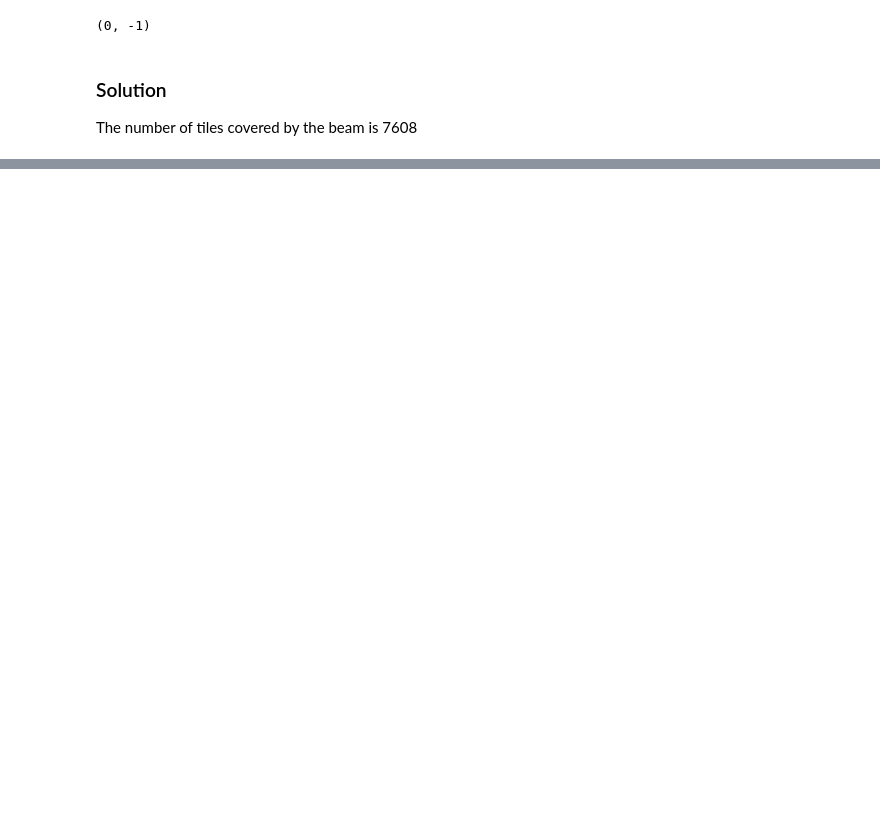
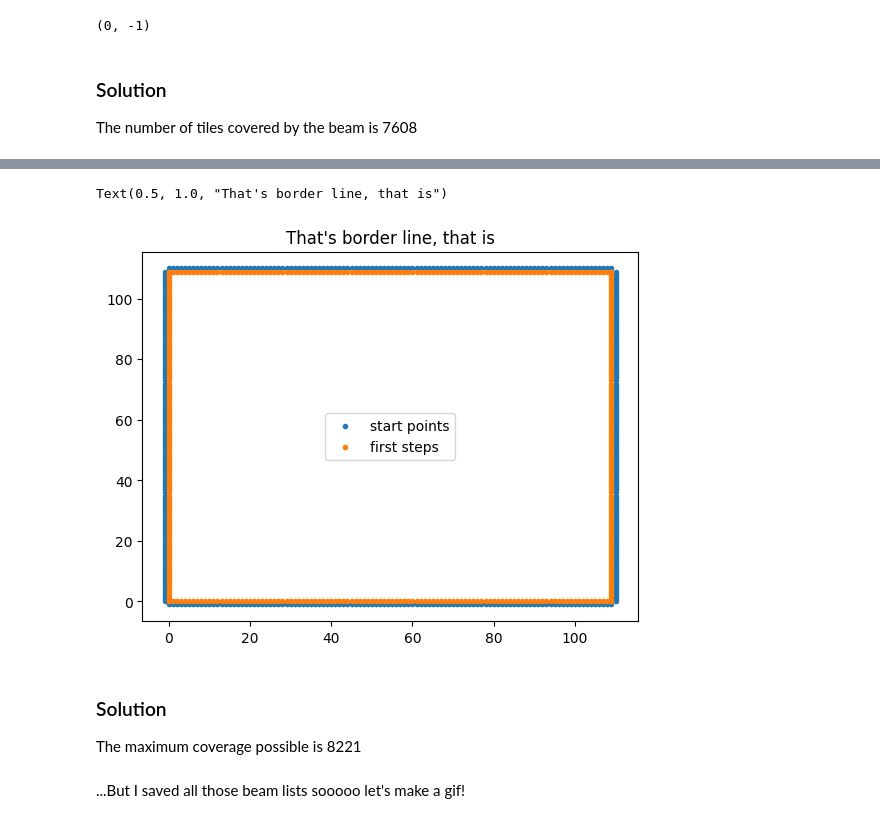
Before and after one commit to nouseforkeys/advent-of-code-23, a Jupyter notebook: day_16.ipynb, the cells around one changed output, grey strips where cells are left out. Drawn from its saved outputs; the diff is of its cells as text; code cells hidden in the pictures; blank space fills up the shorter version.

```diff
--- a/day_16.ipynb
+++ b/day_16.ipynb
@@ -222,0 +281,23 @@ The number of tiles covered by the beam is 7608
+# %%
+start_conditions = [
+    ((row, -1), EAST) for row in range(len(grid))
+] + [
+    ((len(grid), col), NORTH) for col in range(len(grid[0]))
+] + [
+    ((row, len(grid[0])), WEST) for row in range(len(grid))
+] + [
+    ((-1, col), SOUTH) for col in range(len(grid[0]))
+]
+
+fig, ax = plt.subplots()
+x, y = list(zip(*[point for point, _ in start_conditions]))
+ax.scatter(x, y, marker='.')
+x, y = list(zip(*[
+    [value + offset for value, offset in zip(point, direction)]
+    for point, direction in start_conditions]))
+ax.scatter(x, y, marker='.')
+ax.legend(['start points', 'first steps'])
+ax.set_title('That\'s border line, that is')
+# %% [output]
+Text(0.5, 1.0, "That's border line, that is")
+[figure, added]
@@ -222,0 +312,10 @@ The number of tiles covered by the beam is 7608
+# %%
+markdown(
+    '### Solution',
+    f'The maximum coverage possible is {max(coverage)}'
+)
+# %% [output]
+### Solution
+The maximum coverage possible is 8221
+# %% [markdown]
+...But I saved all those beam lists sooooo let's make a gif!
```
Also changed, not shown: parts of 7 cells of this notebook, 1 other file.
